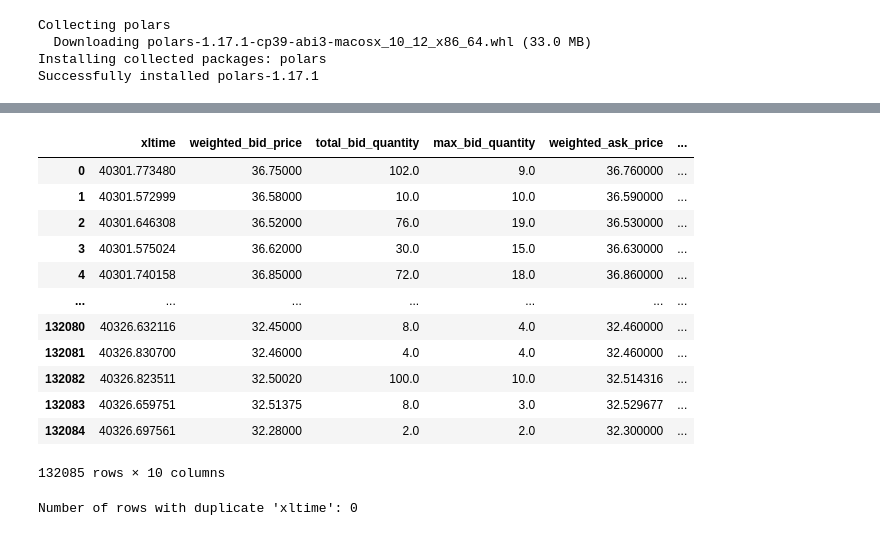
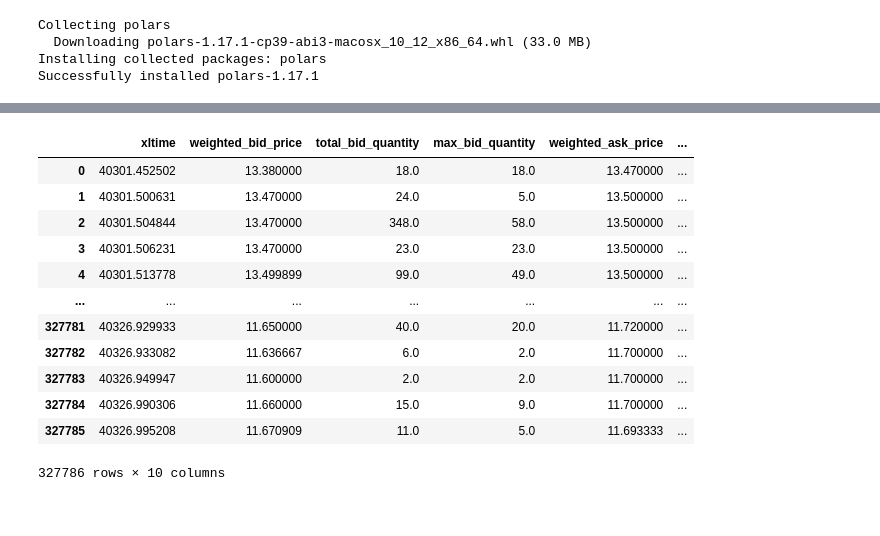
Before and after one commit to OtiLeBoss/financial_big_data, a Jupyter notebook: test.ipynb, the cells around one changed output, grey strips where cells are left out. Saved outputs shown, nothing was run; the diff lists cells and outputs as text; code cells hidden in the pictures.

```diff
--- a/test.ipynb
+++ b/test.ipynb
@@ -204,36 +217,19 @@ Merged data saved as CSV for stock: AA
 # %%
-merged_A_data = pd.read_csv("/Users/othmaneio/Documents/financial_big_data/data/A/merged_data.csv")
+import pandas as pd
+merged_AA_data = pd.read_csv("/Users/othmaneio/Documents/financial_big_data/data/Aa/merged_data.csv")
-# %%
-merged_A_data
-# %% [output]
-|  | xltime | weighted_bid_price | total_bid_quantity | max_bid_quantity | weighted_ask_price | ... |
-| 0 | 40301.773480 | 36.75000 | 102.0 | 9.0 | 36.760000 | ... |
-| 1 | 40301.572999 | 36.58000 | 10.0 | 10.0 | 36.590000 | ... |
-| 2 | 40301.646308 | 36.52000 | 76.0 | 19.0 | 36.530000 | ... |
-| 3 | 40301.575024 | 36.62000 | 30.0 | 15.0 | 36.630000 | ... |
-| 4 | 40301.740158 | 36.85000 | 72.0 | 18.0 | 36.860000 | ... |
-| ... | ... | ... | ... | ... | ... | ... |
-| 132080 | 40326.632116 | 32.45000 | 8.0 | 4.0 | 32.460000 | ... |
-| 132081 | 40326.830700 | 32.46000 | 4.0 | 4.0 | 32.460000 | ... |
-| 132082 | 40326.823511 | 32.50020 | 100.0 | 10.0 | 32.514316 | ... |
-| 132083 | 40326.659751 | 32.51375 | 8.0 | 3.0 | 32.529677 | ... |
-| 132084 | 40326.697561 | 32.28000 | 2.0 | 2.0 | 32.300000 | ... |
-132085 rows × 10 columns
-# %%
-import pandas as pd
-
-def count_duplicate_xltime_rows(df):
-    """Count the number of rows that have a duplicate 'xltime' value."""
-    if 'xltime' not in df.columns:
-        raise ValueError("'xltime' column not found in the DataFrame.")
-
-    # Find duplicated rows based on 'xltime'
-    duplicated_count = df['xltime'].duplicated(keep=False).sum()
-
-    return duplicated_count
-
-# Example usage with your DataFrame
-duplicated_rows_count = count_duplicate_xltime_rows(merged_A_data)  # Replace 'your_dataframe' with your actual DataFrame
-print(f"Number of rows with duplicate 'xltime': {duplicated_rows_count}")
-# %% [output]
-Number of rows with duplicate 'xltime': 0
+# %%
+merged_AA_data
+# %% [output]
+|  | xltime | weighted_bid_price | total_bid_quantity | max_bid_quantity | weighted_ask_price | ... |
+| 0 | 40301.452502 | 13.380000 | 18.0 | 18.0 | 13.470000 | ... |
+| 1 | 40301.500631 | 13.470000 | 24.0 | 5.0 | 13.500000 | ... |
+| 2 | 40301.504844 | 13.470000 | 348.0 | 58.0 | 13.500000 | ... |
+| 3 | 40301.506231 | 13.470000 | 23.0 | 23.0 | 13.500000 | ... |
+| 4 | 40301.513778 | 13.499899 | 99.0 | 49.0 | 13.500000 | ... |
+| ... | ... | ... | ... | ... | ... | ... |
+| 327781 | 40326.929933 | 11.650000 | 40.0 | 20.0 | 11.720000 | ... |
+| 327782 | 40326.933082 | 11.636667 | 6.0 | 2.0 | 11.700000 | ... |
+| 327783 | 40326.949947 | 11.600000 | 2.0 | 2.0 | 11.700000 | ... |
+| 327784 | 40326.990306 | 11.660000 | 15.0 | 9.0 | 11.700000 | ... |
+| 327785 | 40326.995208 | 11.670909 | 11.0 | 5.0 | 11.693333 | ... |
+327786 rows × 10 columns
```
Also changed, not shown: parts of 16 cells of this notebook.
